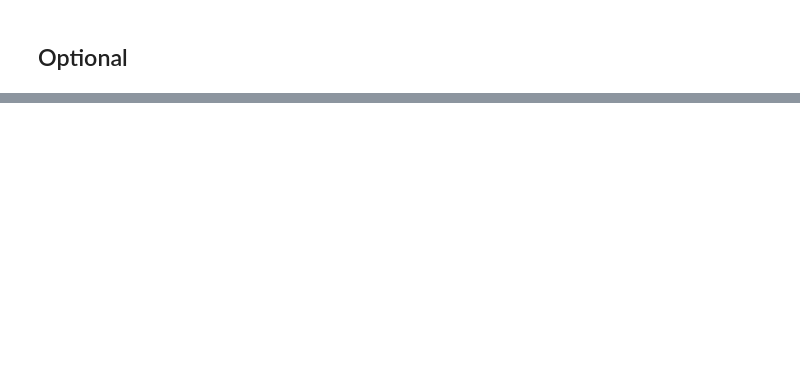
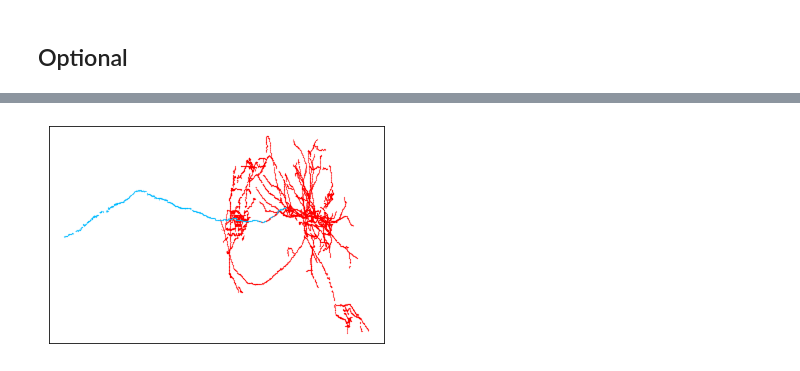
Before and after one commit to YANQI-LIU/Image_Registration, a Jupyter notebook: Workflow.ipynb, the cells around one changed output, grey strips where cells are left out. Cells and saved outputs as stored; diff of their text form; code cells hidden in the pictures; blank space fills up the shorter version.

```diff
--- a/Workflow.ipynb
+++ b/Workflow.ipynb
@@ -308,0 +312,12 @@ Starting to saving tif files..
+# %%
+plt.scatter(xg[::5], zg[::5],s=0.01, c='red')
+plt.scatter(xw[::5], zw[::5], s= 0.01, c= 'deepskyblue')
+plt.scatter(xs[::5], zs[::5], s= 0.01, c= 'lime')
+frame1 = plt.gca()
+frame1.axes.get_xaxis().set_visible(False)
+frame1.axes.get_yaxis().set_visible(False)
+plt.savefig(out_name+"_h_axons.svg", format='svg')
+plt.show()
+#horizontal view
+# %% [output]
+[figure, added]
```
Also changed, not shown: parts of 40 cells of this notebook.
